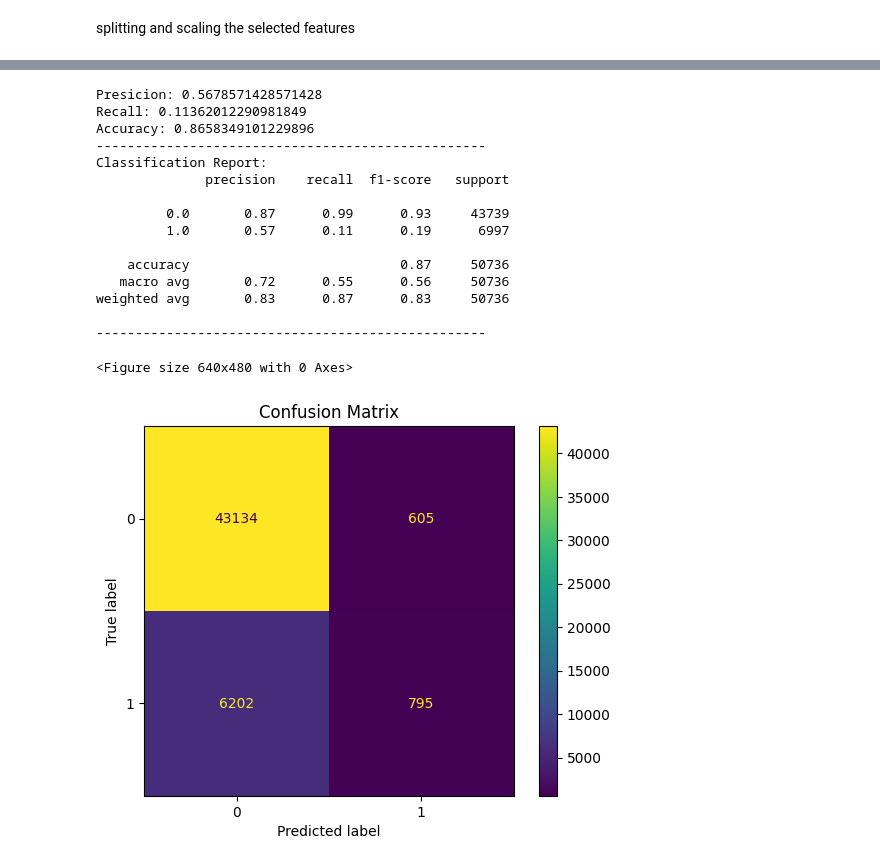
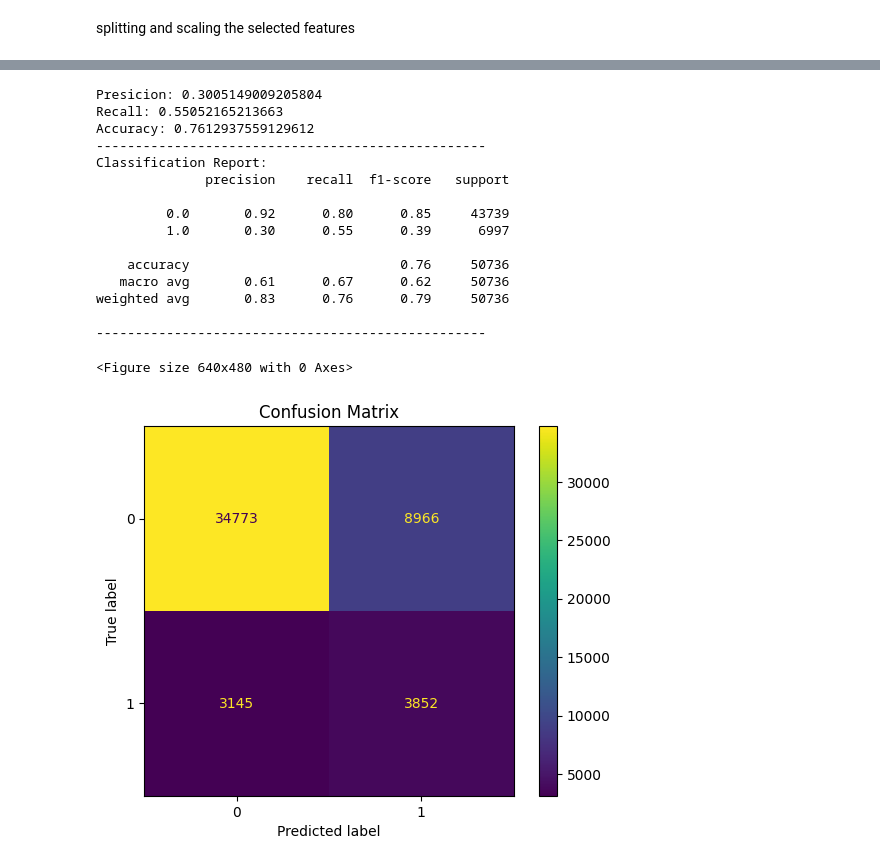
Before and after one commit to abstract-inf/diabetes-prediction, a Jupyter notebook: code.ipynb, the cells around one changed output, grey strips where cells are left out. Cells and saved outputs as stored; diff of their text form; code cells hidden in the pictures.

```diff
--- a/code.ipynb
+++ b/code.ipynb
@@ -500,7 +33,8 @@ mlflow.end_run()
 # %% [markdown]
 ### Using LogisticRegression model with Cross-Validation and feature selection
 # %%
-mlflow.start_run(run_name='LogisticRegression_CV_v2')
+mlflow.start_run(run_name='LogisticRegression_final')
 mlflow.set_tag("Feature Selection", True)
+mlflow.set_tag("Scaled Data", True)
 # %%
 from sklearn.preprocessing import StandardScaler
@@ -514,11 +50,12 @@ X_test_scaled = scaler.transform(X_test)
 # %%
 from sklearn.feature_selection import SelectFromModel
+from sklearn.linear_model import LogisticRegression
 
 model = LogisticRegression()
-model.fit(X_train_scaled, y_train)
+model.fit(X_train, y_train)
 
 sfm = SelectFromModel(model)
-sfm.fit(X_train_scaled, y_train)
+sfm.fit(X_train, y_train)
 
 selected_features = X.columns[sfm.get_support()]
 SFM_df = df[selected_features]
@@ -554,13 +83,15 @@ X_test_scaled = scaler.transform(X_test)
 from sklearn.linear_model import LogisticRegression
 from sklearn.model_selection import GridSearchCV, StratifiedKFold
 
-logreg = LogisticRegression(max_iter=1000, random_state=42)
+X_train, X_test, y_train, y_test = train_test_split(X, y, test_size=0.2, random_state=42)
+
+logreg = LogisticRegression(max_iter=1, fit_intercept=False, random_state=42, n_jobs=-1)
 
 # parameter grid
 param_grid = {
     "penalty": ["l1", "l2", "elasticnet"],
-    "C": [0.01, 0.1, 1, 10, 100],
-    "solver": ["liblinear", "saga"],
+    "C": [100000,10000000],
+    "solver": ["saga"],
     "l1_ratio": [0.5],
 }
 
@@ -571,11 +102,10 @@ cv = StratifiedKFold(n_splits=5, shuffle=True, random_state=42)
 grid_search = GridSearchCV(
     estimator=logreg,
     param_grid=param_grid,
-    scoring="accuracy",
     cv=cv,
     verbose=2, # Show progress of GridSearch
     n_jobs=-1
 )
 
-grid_search.fit(X, y)
+grid_search.fit(X_train, y_train)
 # %% [output]
@@ -625,7 +139,7 @@ from sklearn.metrics import precision_score, recall_score, f1_score
 from sklearn.metrics import confusion_matrix
 from sklearn.metrics import ConfusionMatrixDisplay
 
-y_pred = grid_search.predict(X_test)
+y_pred = best_model.predict(X_test)
 
 # metrics
 accuracy = accuracy_score(y_test, y_pred)
@@ -651,39 +165,39 @@ mlflow.log_metric("true_negative", true_negative)
 mlflow.log_metric("false_positive", false_positive)
 mlflow.log_metric("false_negative", false_negative)
 
 # Save confusion matrix plot to a file
 plt.figure()
 ConfusionMatrixDisplay(conf_matrix).plot()
 plt.title('Confusion Matrix')
 plt.savefig('confusion_matrix.png')
 # plt.close()
 
 # Log the saved plot as an artifact
 mlflow.log_artifact("confusion_matrix.png","confusion_matrix")
 
 print(f"Presicion: {presicion}")
 print(f"Recall: {recall}")
 print(f"Accuracy: {accuracy}")
 print('-'*50)
 print(f"Classification Report:\n{class_report}")
 print('-'*50)
 plt.show()
 mlflow.end_run()
 # %% [output]
-Presicion: 0.5678571428571428
-Recall: 0.11362012290981849
-Accuracy: 0.8658349101229896
+Presicion: 0.3005149009205804
+Recall: 0.55052165213663
+Accuracy: 0.7612937559129612
 --------------------------------------------------
 Classification Report:
               precision    recall  f1-score   support
 
-         0.0       0.87      0.99      0.93     43739
-         1.0       0.57      0.11      0.19      6997
+         0.0       0.92      0.80      0.85     43739
+         1.0       0.30      0.55      0.39      6997
 
-    accuracy                           0.87     50736
-   macro avg       0.72      0.55      0.56     50736
-weighted avg       0.83      0.87      0.83     50736
+    accuracy                           0.76     50736
+   macro avg       0.61      0.67      0.62     50736
+weighted avg       0.83      0.76      0.79     50736
 
 --------------------------------------------------
 <Figure size 640x480 with 0 Axes>
-[figure, old version]
+[figure, new version]
```
Also changed, not shown: parts of 46 cells of this notebook.
